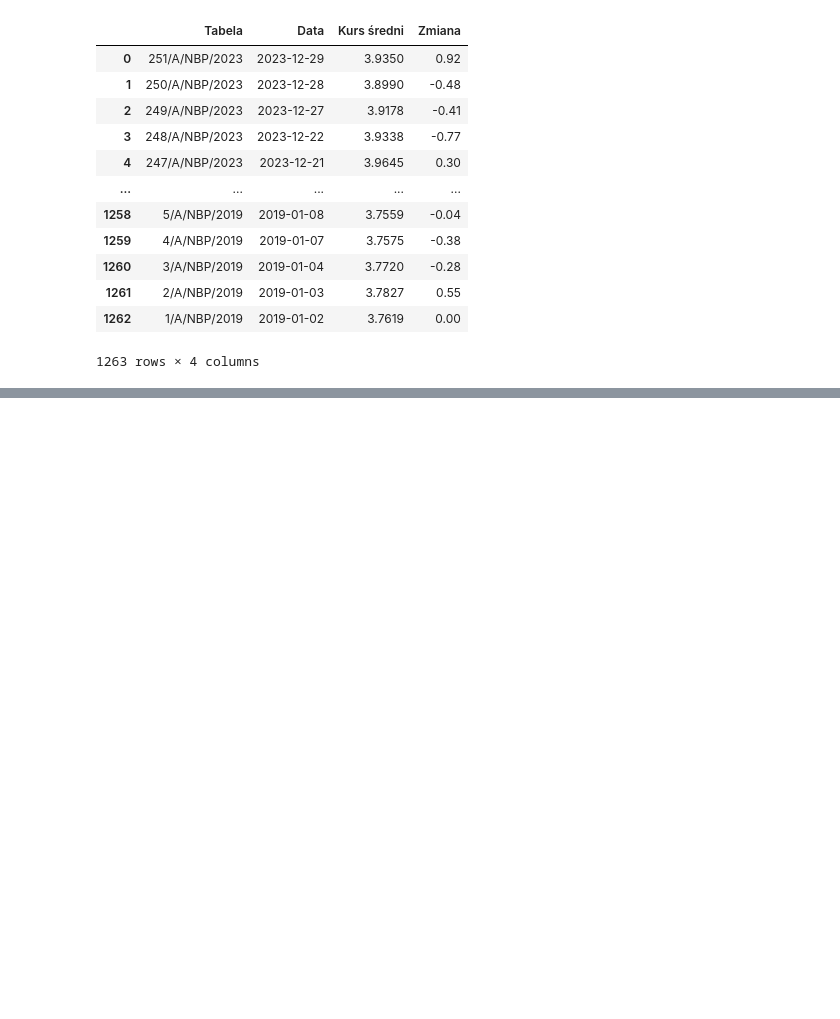
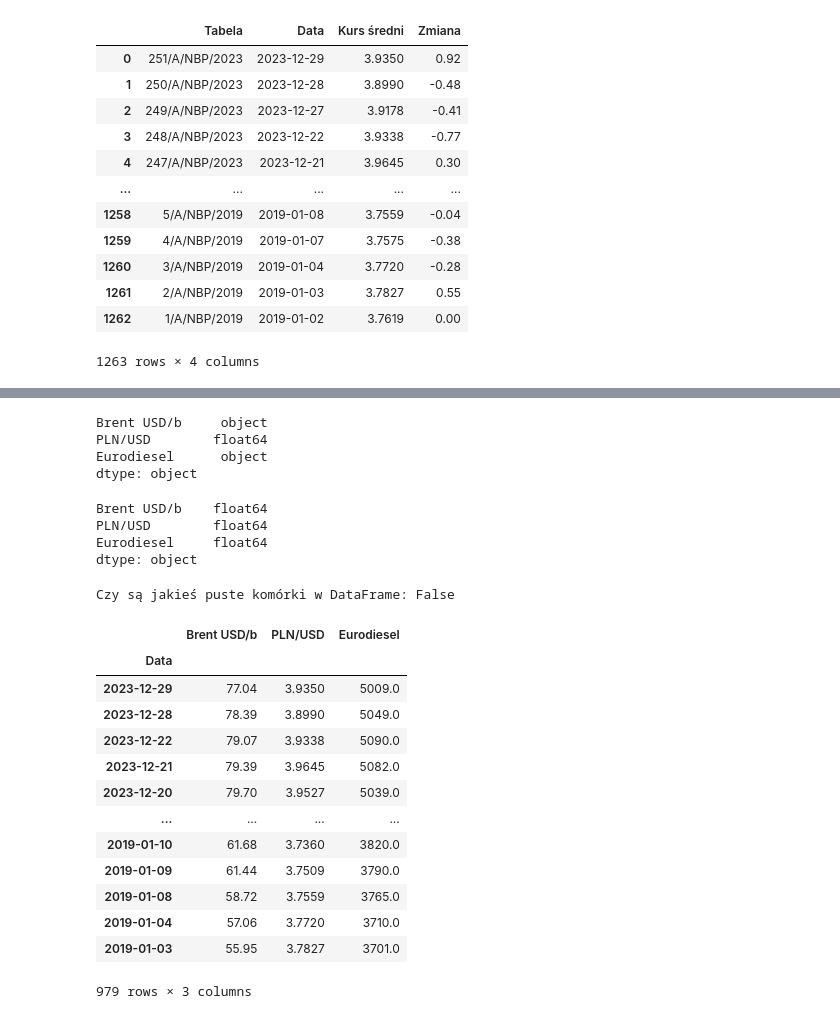
Before and after one commit to mariuszkam4/Orlen_fuel_prices, a Jupyter notebook: Orlen_fuel_prices.ipynb, the cells around one changed output, grey strips where cells are left out. Saved outputs shown, nothing was run; the diff lists cells and outputs as text; code cells hidden in the pictures; blank space fills up the shorter version.

```diff
--- a/Orlen_fuel_prices.ipynb
+++ b/Orlen_fuel_prices.ipynb
@@ -56,0 +140,45 @@ USD
+# %%
+# Zmiana nazw kolumn
+merged_df = merged_df.rename(columns={'Ostatnio': 'Brent USD/b',
+                                      'Kurs średni': 'PLN/USD',
+                                      'price': 'Eurodiesel'})
+merged_df.set_index('Data', inplace=True)
+merged_df.head()
+merged_df.dtypes
+# %% [output]
+Brent USD/b     object
+PLN/USD        float64
+Eurodiesel      object
+dtype: object
+# %%
+# Zmiana separatorów dziesiętnych z ',' na '.', zmiana typu danych z int na float, usunięcie białych spacji
+merged_df['Brent USD/b'] = merged_df['Brent USD/b'].str.replace(',', '.').str.replace(' ', '').astype(float)
+merged_df['Eurodiesel'] = merged_df['Eurodiesel'].str.replace(',', '.').str.replace(' ', '').astype(float)
+merged_df.dtypes
+# %% [output]
+Brent USD/b    float64
+PLN/USD        float64
+Eurodiesel     float64
+dtype: object
+# %%
+are_any_cells_empty = merged_df.isna().any().any()
+print("Czy są jakieś puste komórki w DataFrame:", are_any_cells_empty)
+# %% [output]
+Czy są jakieś puste komórki w DataFrame: False
+# %%
+merged_df
+# %% [output]
+|  | Brent USD/b | PLN/USD | Eurodiesel |
+| Data |  |  |  |
+| 2023-12-29 | 77.04 | 3.9350 | 5009.0 |
+| 2023-12-28 | 78.39 | 3.8990 | 5049.0 |
+| 2023-12-22 | 79.07 | 3.9338 | 5090.0 |
+| 2023-12-21 | 79.39 | 3.9645 | 5082.0 |
+| 2023-12-20 | 79.70 | 3.9527 | 5039.0 |
+| ... | ... | ... | ... |
+| 2019-01-10 | 61.68 | 3.7360 | 3820.0 |
+| 2019-01-09 | 61.44 | 3.7509 | 3790.0 |
+| 2019-01-08 | 58.72 | 3.7559 | 3765.0 |
+| 2019-01-04 | 57.06 | 3.7720 | 3710.0 |
+| 2019-01-03 | 55.95 | 3.7827 | 3701.0 |
+979 rows × 3 columns
```
Also changed, not shown: parts of 10 cells of this notebook.
